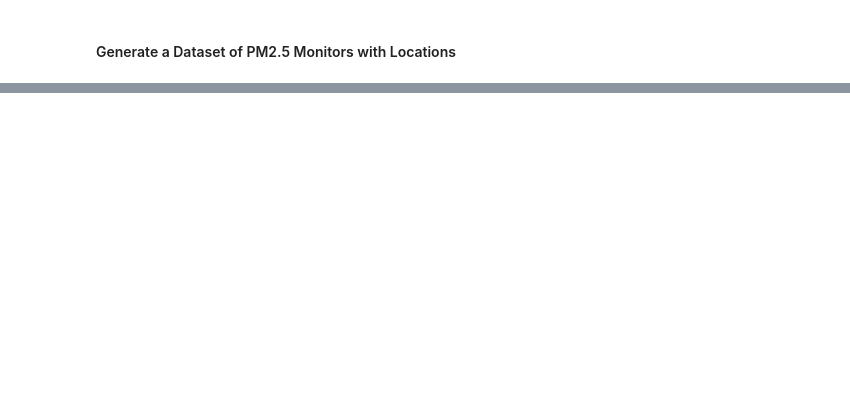
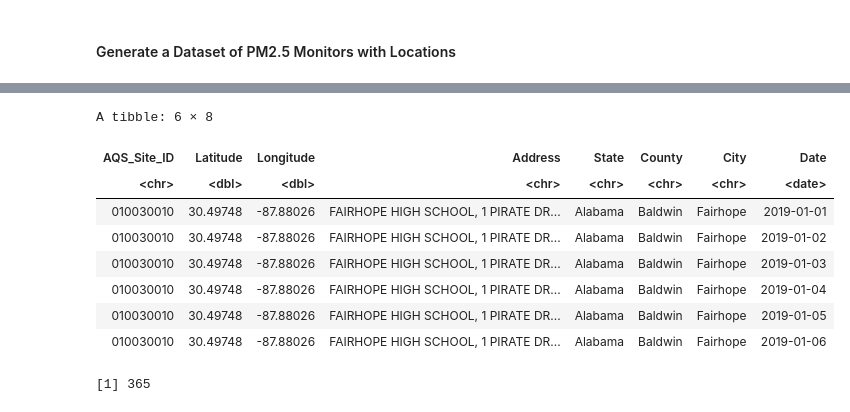
Before and after one commit to sethmgerhart/yale_capstone_public, a Jupyter notebook: A_analysis/air_monitors/A_air_monitors_cleanup.ipynb, the cells around one changed output, grey strips where cells are left out. Drawn from its saved outputs; the diff is of its cells as text; code cells hidden in the pictures; blank space fills up the shorter version.

```diff
--- a/A_analysis/air_monitors/A_air_monitors_cleanup.ipynb
+++ b/A_analysis/air_monitors/A_air_monitors_cleanup.ipynb
@@ -291,2 +313,15 @@ A data.frame: 0 × 10
 # %% [markdown]
 #### Generate a Dataset of PM2.5 Monitors with Locations
+# %%
+#Purpose of Cell Block: Generate a dataset with 365 days to so the monitor dataset will have a row for each monitor for each day (needed b/c I'm concerned with monitor locations, beyond what they report on daily basis)
+full_dates_2019 <- tibble(
+  Date = seq.Date(
+    from = as.Date("2019-01-01"),
+    to   = as.Date("2019-12-31"),
+    by   = "day"
+  )
+)
+
+head(full_dates_2019)
+n_distinct(full_dates_2019)
+#Conclusion: Dataset was successfully generated
@@ -293 +359,21 @@ A data.frame: 0 × 10
+# %%
+#Purpose of Cell Block: Generate a dataset with each monitor having 365 days
+monitor_date_grid <- monitor_meta %>%
+  crossing(full_dates_2019) #Create a data.table from all unique combinations of inputs
+
+head(monitor_date_grid)
+n_days_QA <- n_distinct(monitor_date_grid) / n_distinct(monitor_meta)
+n_days_QA
+#Conclusion: The number of rows in the new dayset divided by the number of monitors in 2019 is equal to 365 days, meaning I correctly created a dataset with each monitor having each 2019 day
+# %% [output]
+A tibble: 6 × 8
+| AQS_Site_ID | Latitude | Longitude | Address | State | County | City | Date |
+| <chr> | <dbl> | <dbl> | <chr> | <chr> | <chr> | <chr> | <date> |
+| 010030010 | 30.49748 | -87.88026 | FAIRHOPE HIGH SCHOOL, 1 PIRATE DR... | Alabama | Baldwin | Fairhope | 2019-01-01 |
+| 010030010 | 30.49748 | -87.88026 | FAIRHOPE HIGH SCHOOL, 1 PIRATE DR... | Alabama | Baldwin | Fairhope | 2019-01-02 |
+| 010030010 | 30.49748 | -87.88026 | FAIRHOPE HIGH SCHOOL, 1 PIRATE DR... | Alabama | Baldwin | Fairhope | 2019-01-03 |
+| 010030010 | 30.49748 | -87.88026 | FAIRHOPE HIGH SCHOOL, 1 PIRATE DR... | Alabama | Baldwin | Fairhope | 2019-01-04 |
+| 010030010 | 30.49748 | -87.88026 | FAIRHOPE HIGH SCHOOL, 1 PIRATE DR... | Alabama | Baldwin | Fairhope | 2019-01-05 |
+| 010030010 | 30.49748 | -87.88026 | FAIRHOPE HIGH SCHOOL, 1 PIRATE DR... | Alabama | Baldwin | Fairhope | 2019-01-06 |
+[1] 365
 # %%
```
Also changed, not shown: parts of 5 cells of this notebook, 39 other files.
